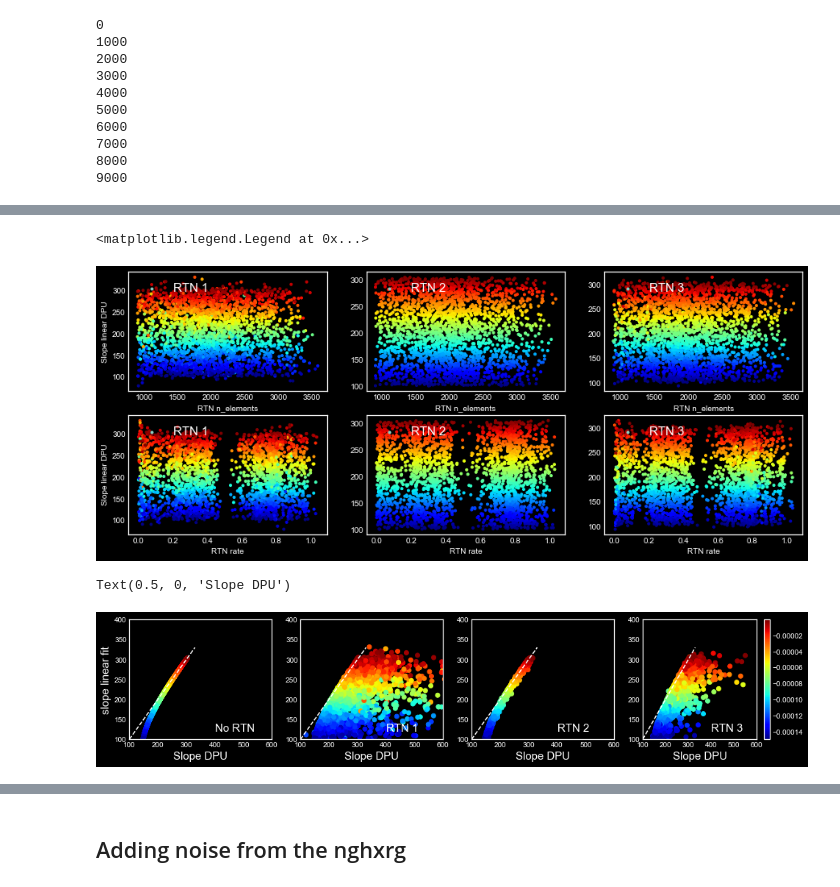
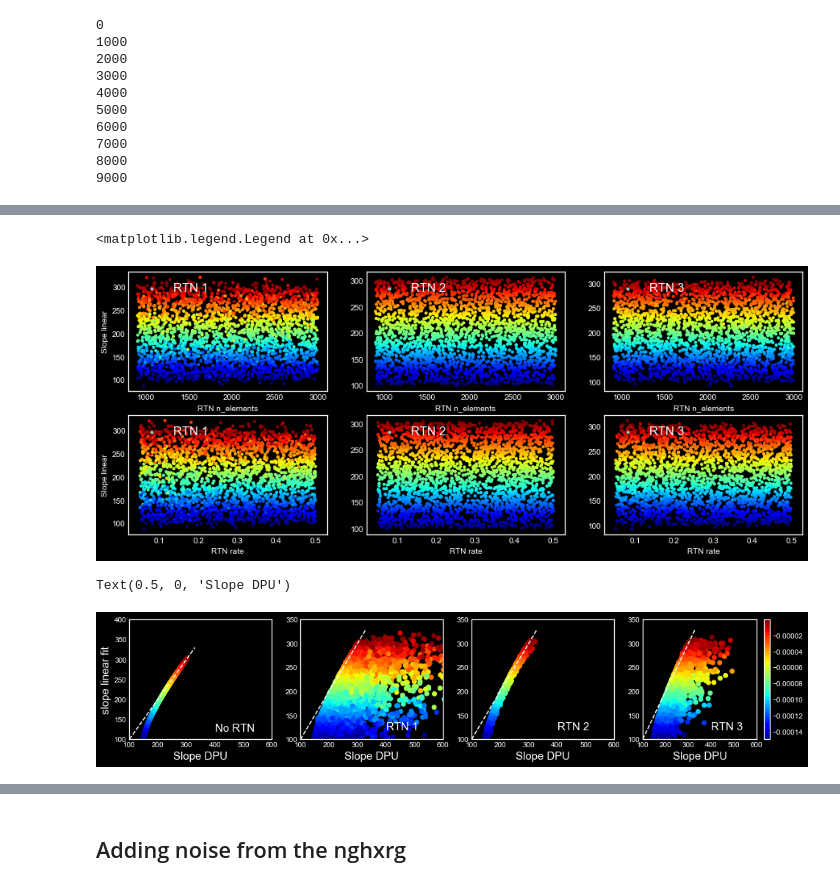
Before and after one commit to xoubish/nonlinearity_sim, a Jupyter notebook: nl_sim.ipynb, the cells around one changed output, grey strips where cells are left out. Saved outputs shown, nothing was run; the diff lists cells and outputs as text; code cells hidden in the pictures.

```diff
--- a/nl_sim.ipynb
+++ b/nl_sim.ipynb
@@ -442,12 +442,9 @@ def mcmc_nonlinearity(steps=1500):
         if rtn1 ==0:
             rtn_nelements1,rtn_rate1 = rtn_nelements0,rtn_rate0
         else:
-            rtn_nelements1 = rtn_nelements0+100.0*(np.random.uniform(-1,1))
-            if rtn_nelements1 <900:
-                rtn_nelements1 = rtn_nelements0+100.0*(np.random.uniform(0,1))
-            rtn_rate1 = rtn_rate0+0.01*(np.random.uniform(-1,1))
-            if rtn_rate1 <0:
-                rtn_rate1 = rtn_rate0+0.01*(np.random.uniform(0,1))
+            rtn_nelements1 = np.random.uniform(900,3000)
+            rtn_rate1 = np.random.uniform(0.05,0.5)
+
 
 
 
@@ -808,7 +854,7 @@ plt.subplot(2,3,1)
 u = ch[1]==1
 plt.scatter(ch[2][u],ch[7][u],marker='.',label='RTN 1',c=ch[0][u],cmap='jet')
 plt.xlabel('RTN n_elements')
-plt.ylabel('Slope linear DPU')
+plt.ylabel('Slope linear')
 #plt.ylim([2000,6000])
 plt.legend(loc=2,fontsize=15)
 
@@ -830,7 +876,7 @@ plt.subplot(2,3,4)
 u = ch[1]==1
 plt.scatter(ch[3][u],ch[7][u],marker='.',label='RTN 1',c=ch[0][u],cmap='jet')
 plt.xlabel('RTN rate')
-plt.ylabel('Slope linear DPU')
+plt.ylabel('Slope linear')
 #plt.ylim([2000,6000])
 plt.legend(loc=2,fontsize=15)
 
@@ -849,7 +895,7 @@ plt.xlabel('RTN rate')
 plt.legend(loc=2,fontsize=15)
 # %% [output]
 <matplotlib.legend.Legend at 0x...>
-[figure, old version]
+[figure, new version]
 # %%
 plt.figure(figsize=(16,3))
 plt.subplot(1,4,1)
@@ -863,34 +909,34 @@ plt.text(400,120,'No RTN',size=15)
 
 plt.ylabel('slope linear fit',size=15)
 
 plt.subplot(1,4,2)
 u = ch[1]==1
 plt.plot([100,330],[100,330],'w--')
 plt.scatter(ch[6][u],ch[7][u],c=ch[0][u],cmap='jet')
 plt.xlim([100,600])
-plt.ylim([100,400])
+plt.ylim([100,350])
 plt.text(400,120,'RTN 1',size=15)
 
 plt.xlabel('Slope DPU',size=15)
 
 plt.subplot(1,4,3)
 u = ch[1]==2
 plt.plot([100,330],[100,330],'w--')
 plt.scatter(ch[6][u],ch[7][u],c=ch[0][u],cmap='jet')
 plt.xlim([100,600])
-plt.ylim([100,400])
+plt.ylim([100,350])
 plt.text(400,120,'RTN 2',size=15)
 plt.xlabel('Slope DPU',size=15)
 
 plt.subplot(1,4,4)
 u = ch[1]==3
 plt.plot([100,330],[100,330],'w--')
 plt.scatter(ch[6][u],ch[7][u],c=ch[0][u],cmap='jet')
 plt.xlim([100,600])
-plt.ylim([100,400])
+plt.ylim([100,350])
 plt.colorbar()
 plt.text(400,120,'RTN 3',size=15)
 plt.xlabel('Slope DPU',size=15)
 # %% [output]
 Text(0.5, 0, 'Slope DPU')
-[figure, old version]
+[figure, new version]
```
Also changed, not shown: parts of 13 cells of this notebook, 5 other files.
